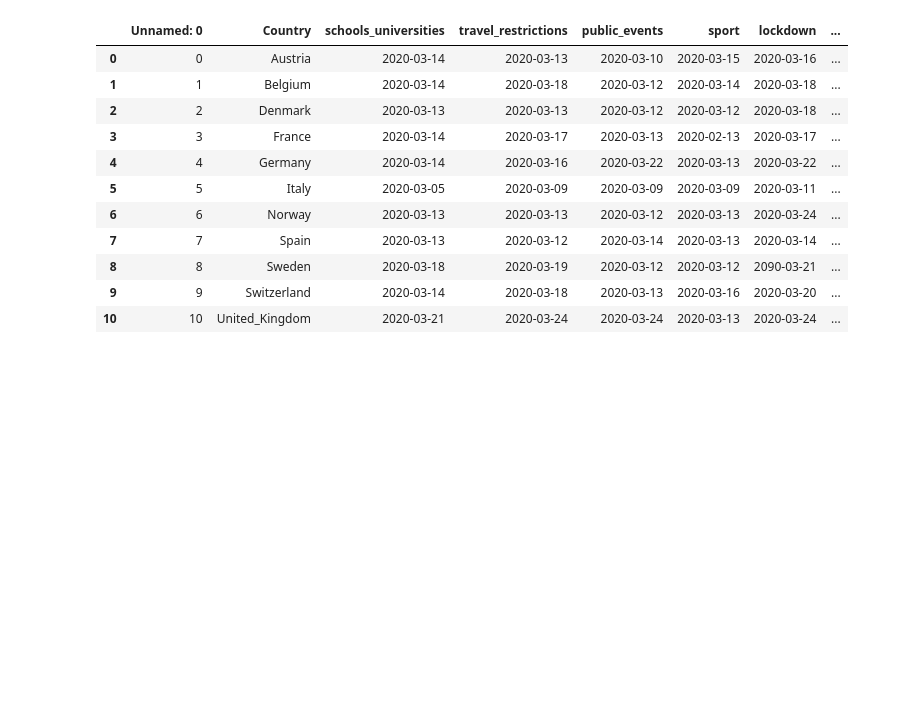
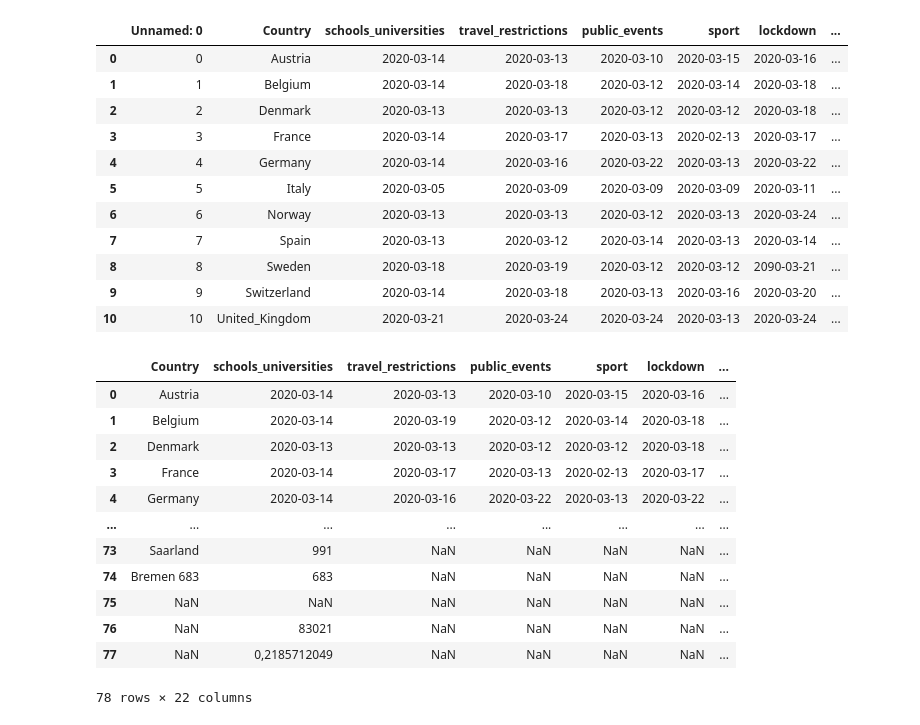
Before and after one commit to uc-cdis/covid19model, a Jupyter notebook: Python/notebooks/scratchSpace.ipynb, the cells around one changed output. Saved outputs shown, nothing was run; the diff lists cells and outputs as text; code cells hidden in the pictures; blank space fills up the shorter version.

```diff
--- a/Python/notebooks/scratchSpace.ipynb
+++ b/Python/notebooks/scratchSpace.ipynb
@@ -639,3 +639,21 @@ theirCovariates
 # only column is lockdown
 # dates for all counties the same
 # admittedly a dumb table for now, but will get extended later
+
+theirInitCovariates = pd.read_csv("../../data/EU/interventions.csv")
+# %%
+theirInitCovariates
+# %% [output]
+|  | Country | schools_universities | travel_restrictions | public_events | sport | lockdown | ... |
+| 0 | Austria | 2020-03-14 | 2020-03-13 | 2020-03-10 | 2020-03-15 | 2020-03-16 | ... |
+| 1 | Belgium | 2020-03-14 | 2020-03-19 | 2020-03-12 | 2020-03-14 | 2020-03-18 | ... |
+| 2 | Denmark | 2020-03-13 | 2020-03-13 | 2020-03-12 | 2020-03-12 | 2020-03-18 | ... |
+| 3 | France | 2020-03-14 | 2020-03-17 | 2020-03-13 | 2020-02-13 | 2020-03-17 | ... |
+| 4 | Germany | 2020-03-14 | 2020-03-16 | 2020-03-22 | 2020-03-13 | 2020-03-22 | ... |
+| ... | ... | ... | ... | ... | ... | ... | ... |
+| 73 | Saarland | 991 | NaN | NaN | NaN | NaN | ... |
+| 74 | Bremen 683 | 683 | NaN | NaN | NaN | NaN | ... |
+| 75 | NaN | NaN | NaN | NaN | NaN | NaN | ... |
+| 76 | NaN | 83021 | NaN | NaN | NaN | NaN | ... |
+| 77 | NaN | 0,2185712049 | NaN | NaN | NaN | NaN | ... |
+78 rows × 22 columns
```
Also changed, not shown: parts of 7 cells of this notebook, 5 other files.
